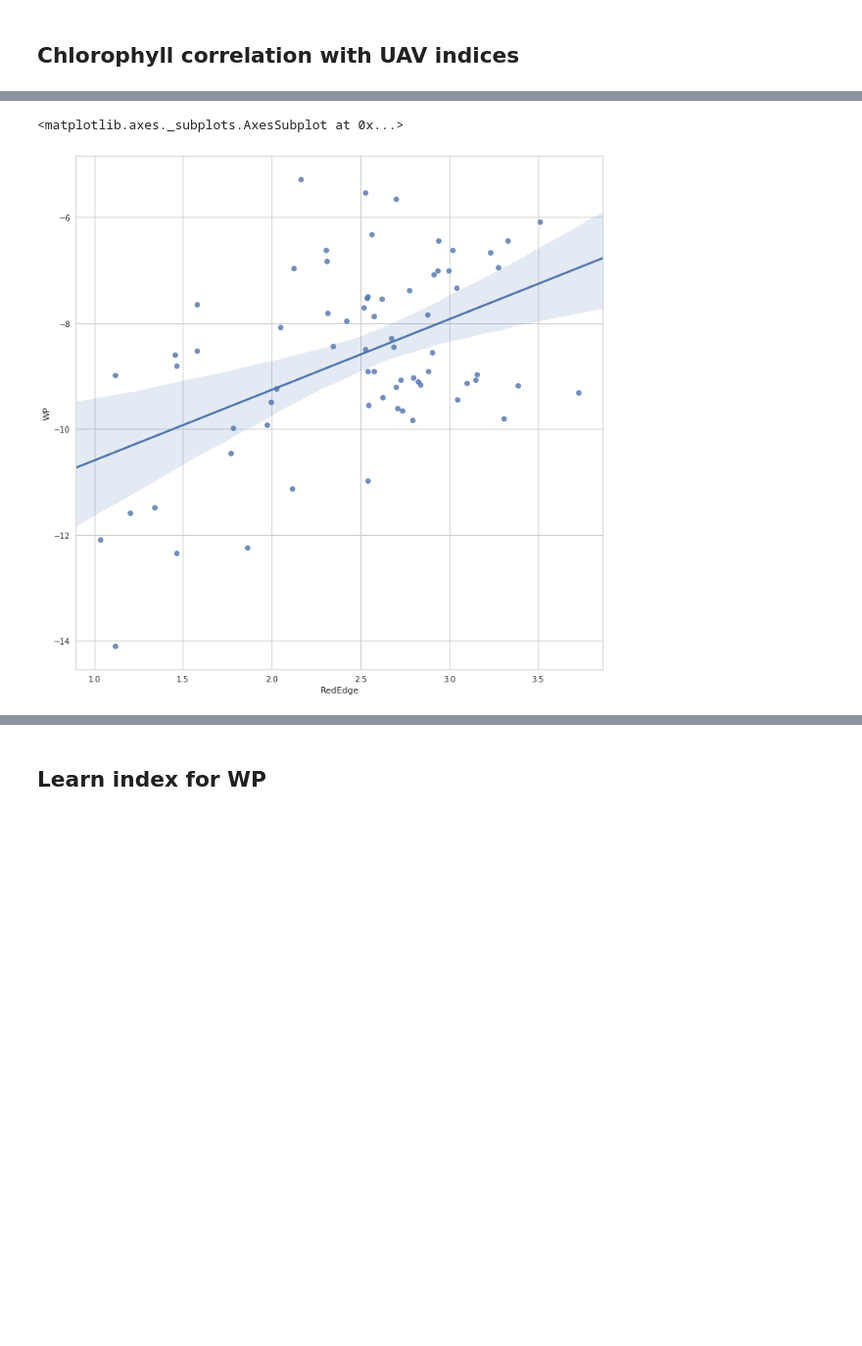
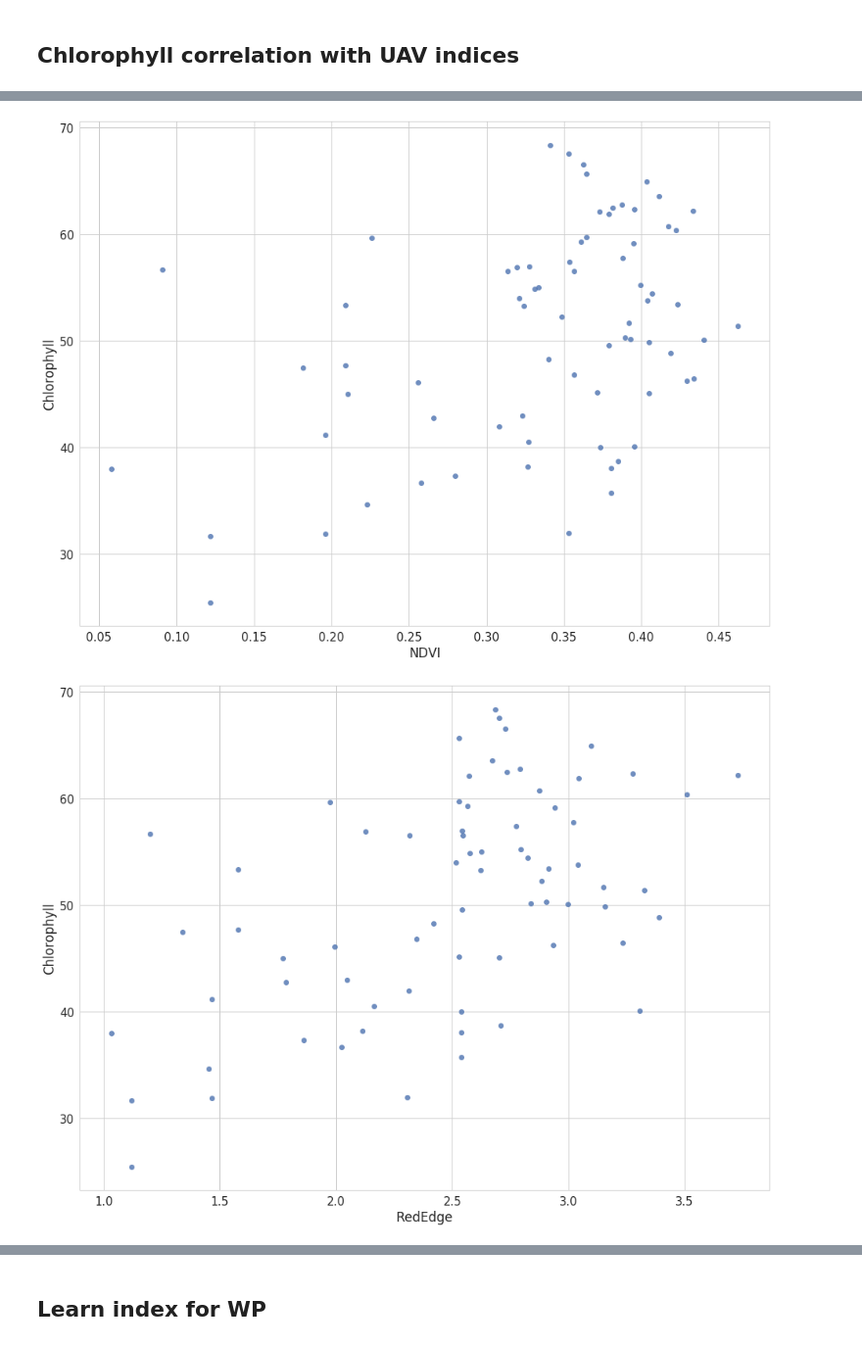
Before and after one commit to cheripai/thesis, a Jupyter notebook: notebooks/Orange_Raster_Analysis.ipynb, the cells around one changed output, grey strips where cells are left out. Shown: that part at 98% size. Saved outputs shown, nothing was run; the diff lists cells and outputs as text; code cells hidden in the pictures; blank space fills up the shorter version.

```diff
--- a/notebooks/Orange_Raster_Analysis.ipynb
+++ b/notebooks/Orange_Raster_Analysis.ipynb
@@ -133,5 +147,9 @@ GNDVI & Chlorophyll: 0.269759374312
-# %%
-sns.regplot(x=df["RedEdge"], y=df["WP"])
-# %% [output]
-<matplotlib.axes._subplots.AxesSubplot at 0x...>
-[figure, removed]
+# %%
+create_scatter(df["UAV_NDVI"], df["Chlorophyll"], "NDVI", "Chlorophyll")
+create_scatter(df["RedEdge"], df["Chlorophyll"], "RedEdge", "Chlorophyll")
+create_scatter(df["EVI"], df["Chlorophyll"], "EVI", "Chlorophyll")
+create_scatter(df["MCARI"], df["Chlorophyll"], "MCARI", "Chlorophyll")
+create_scatter(df["GNDVI"], df["Chlorophyll"], "GNDVI", "Chlorophyll")
+# %% [output]
+[figure, added]
+[figure, added]
```
Also changed, not shown: parts of 16 cells of this notebook.
